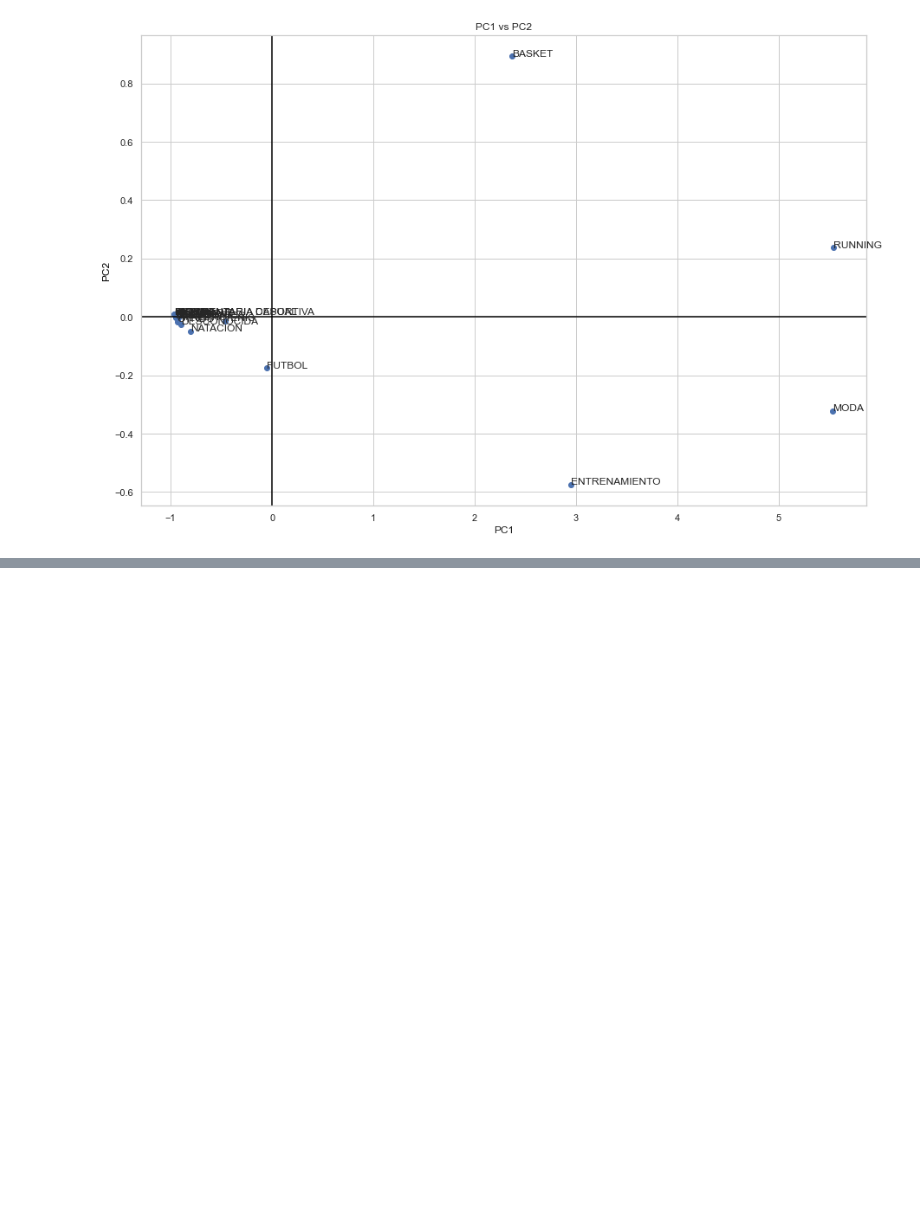
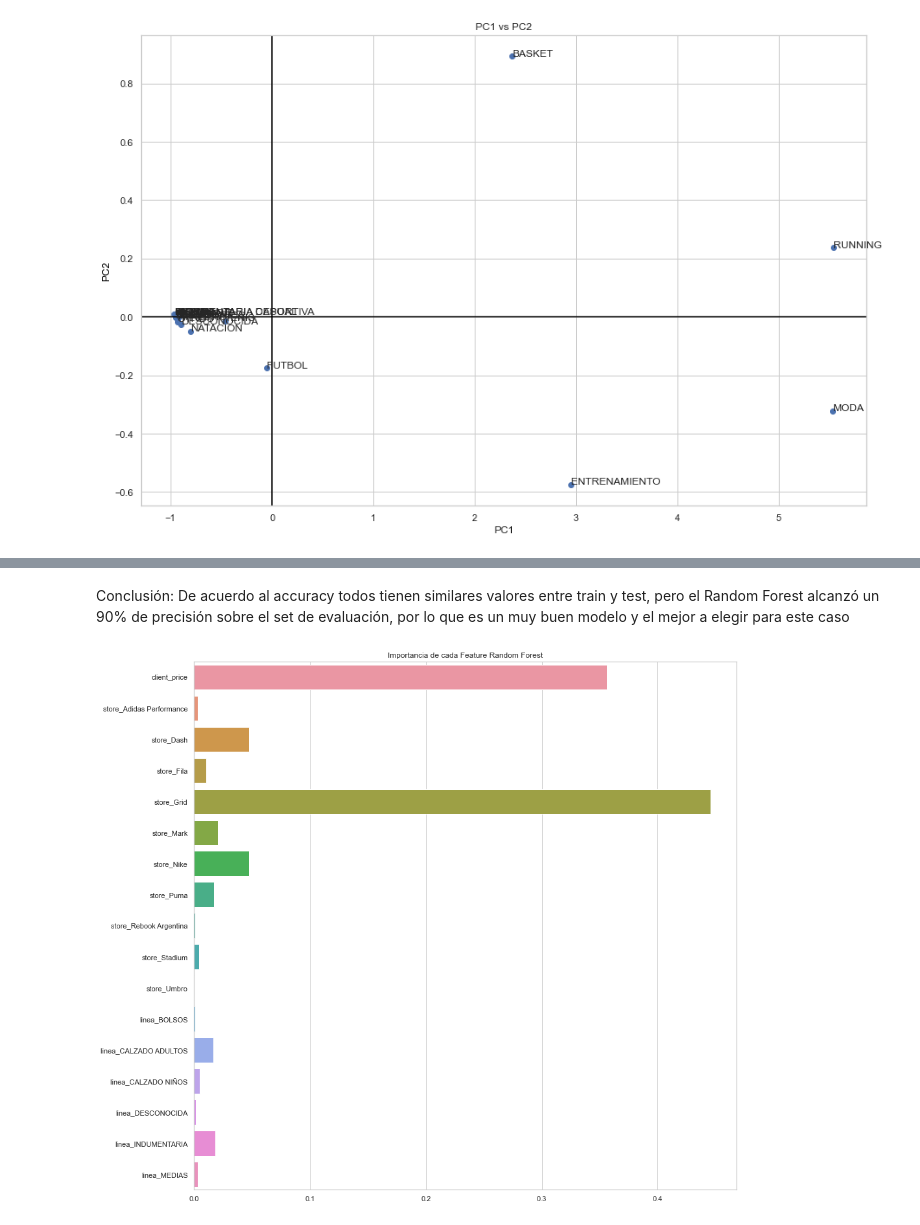
Before and after one commit to eliasguillermo/ds-ecommerce, a Jupyter notebook: Notebook/ecommerce.ipynb, the cells around one changed output, grey strips where cells are left out. Drawn from its saved outputs; the diff is of its cells as text; code cells hidden in the pictures; blank space fills up the shorter version.

```diff
--- a/Notebook/ecommerce.ipynb
+++ b/Notebook/ecommerce.ipynb
@@ -765,0 +841,4 @@ analizar si corresponde a un error o es algún cliente especial
+# %%
+#Definimos la variable a predecir
+y = df_final.ecommerce_vtex
+y
@@ -765,0 +858,20 @@ analizar si corresponde a un error o es algún cliente especial
+# %%
+#Nos quedamos con 30% de datos para test y 70% para train
+X_train, X_test, y_train, y_test = train_test_split(X, y, test_size=0.30, random_state=42)
+# %%
+#Creamos distintos modelos para probar las predicciones y elegir uno
+
+#KNN con n_neighbors=3
+knn = KNeighborsClassifier(n_neighbors=3)
+
+#Regresión logística
+regresion_logistica = LogisticRegression()
+
+#Random Forest con 200 árboles
+random_forest = RandomForestClassifier(random_state=11, n_estimators=200)
+# %%
+#Entrenamos los modelos
+
+knn.fit(X_train, y_train) #knn
+regresion_logistica.fit(X_train, y_train) #regresion logistica
+random_forest.fit(X_train, y_train) #random forest
@@ -765,0 +932,13 @@ analizar si corresponde a un error o es algún cliente especial
+# %% [markdown]
+Conclusión: De acuerdo al accuracy todos tienen similares valores entre train y test, pero el Random Forest alcanzó un 90% de precisión sobre el set de evaluación, por lo que es un muy buen modelo y el mejor a elegir para este caso
+# %%
+#Calculamos la importancia de las variables para el random forest
+
+plt.figure(figsize=(15,15))
+importances = random_forest.feature_importances_
+columns = X.columns
+sns.barplot(importances, columns)
+plt.title('Importancia de cada Feature Random Forest')
+plt.show()
+# %% [output]
+[figure, added]
```
Also changed, not shown: parts of 29 cells of this notebook.
